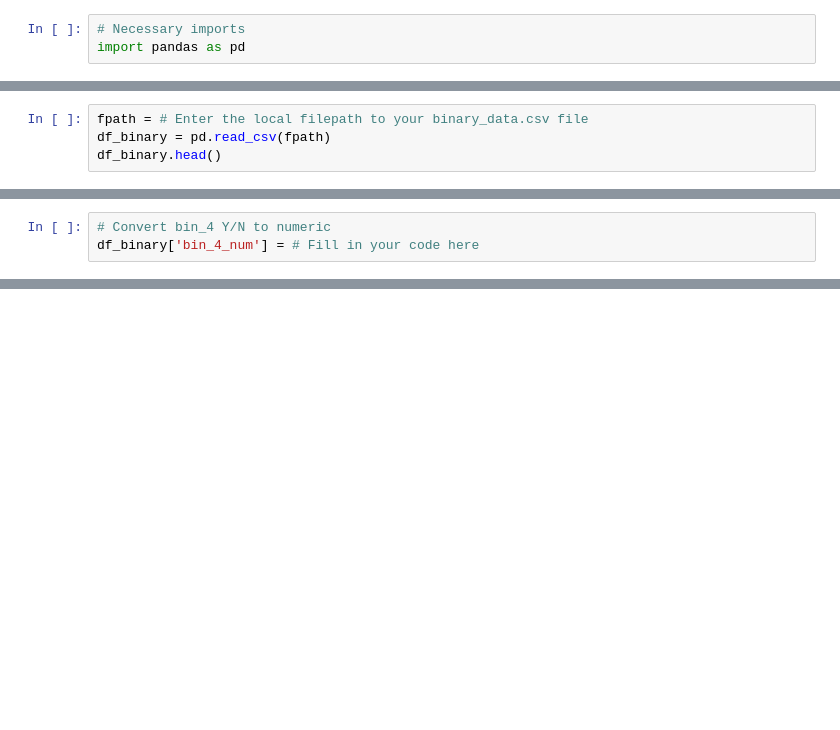
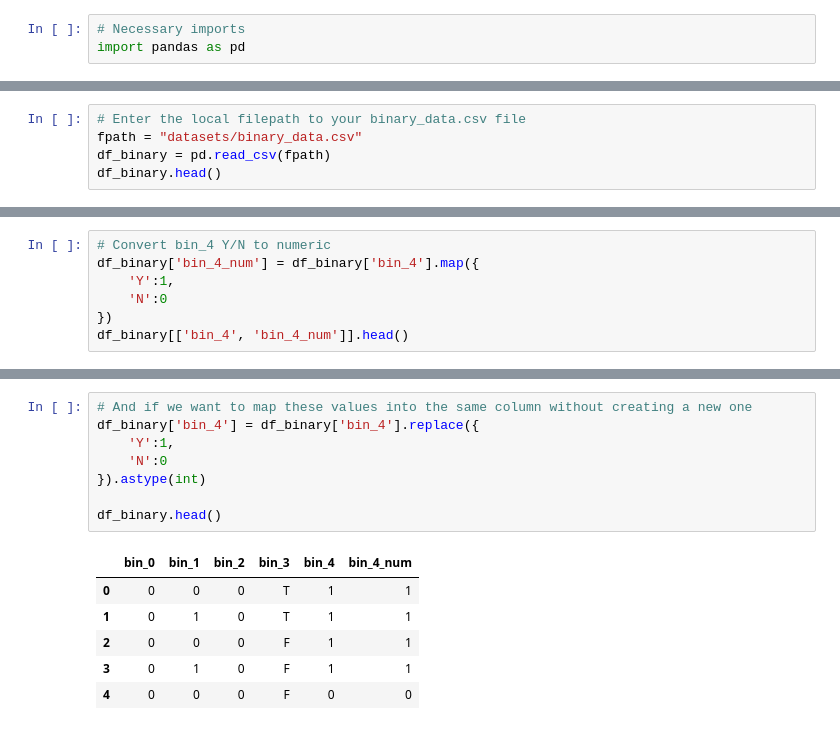
Before and after one commit to INEDataScience/hands-on-feature-encodings, a Jupyter notebook: Project.ipynb, the cells around one changed output, grey strips where cells are left out. Saved outputs shown, nothing was run; the diff lists cells and outputs as text; blank space fills up the shorter version.

```diff
--- a/Project.ipynb
+++ b/Project.ipynb
@@ -15,6 +15,7 @@ import pandas as pd
 
 ## Binary Encoding
 # %%
-fpath = # Enter the local filepath to your binary_data.csv file
+# Enter the local filepath to your binary_data.csv file
+fpath = "datasets/binary_data.csv"
 df_binary = pd.read_csv(fpath)
 df_binary.head()
@@ -21,3 +29,7 @@ df_binary.head()
 # %%
 # Convert bin_4 Y/N to numeric
-df_binary['bin_4_num'] = # Fill in your code here
+df_binary['bin_4_num'] = df_binary['bin_4'].map({
+    'Y':1,
+    'N':0
+})
+df_binary[['bin_4', 'bin_4_num']].head()
@@ -24,3 +43,18 @@ df_binary['bin_4_num'] = # Fill in your code here
+# %%
+# And if we want to map these values into the same column without creating a new one
+df_binary['bin_4'] = df_binary['bin_4'].replace({
+    'Y':1,
+    'N':0
+}).astype(int)
+
+df_binary.head()
+# %% [output]
+|  | bin_0 | bin_1 | bin_2 | bin_3 | bin_4 | bin_4_num |
+| 0 | 0 | 0 | 0 | T | 1 | 1 |
+| 1 | 0 | 1 | 0 | T | 1 | 1 |
+| 2 | 0 | 0 | 0 | F | 1 | 1 |
+| 3 | 0 | 1 | 0 | F | 1 | 1 |
+| 4 | 0 | 0 | 0 | F | 0 | 0 |
 # %% [markdown]
 ![orange-divider](https://user-images.githubusercontent.com/7065401/98619088-44ab6000-22e1-11eb-8f6d-5532e68ab274.png)
 
```
Also changed, not shown: parts of 19 cells of this notebook.
